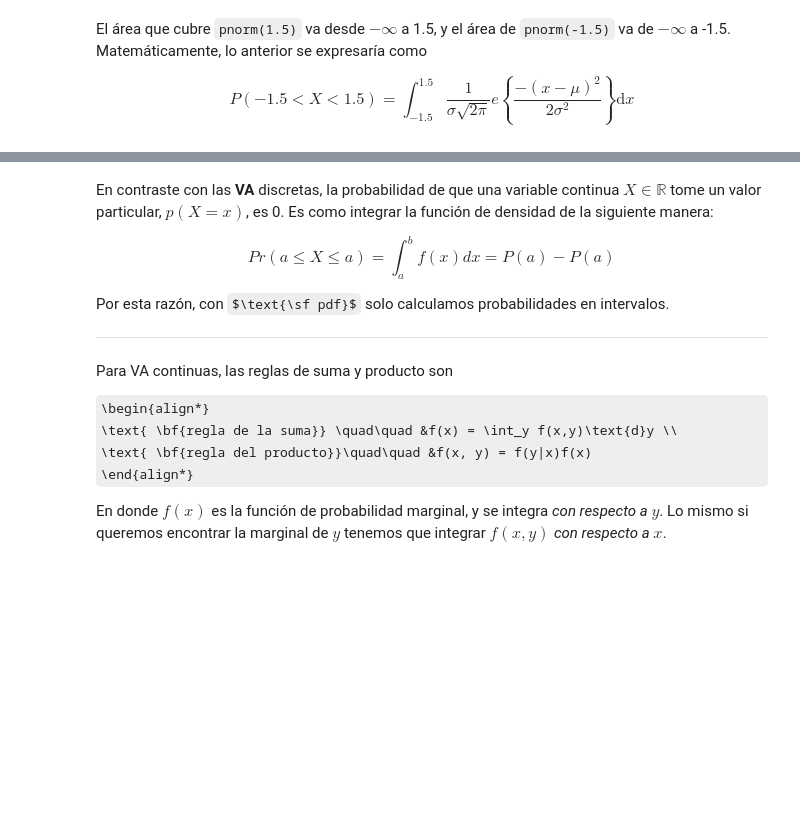
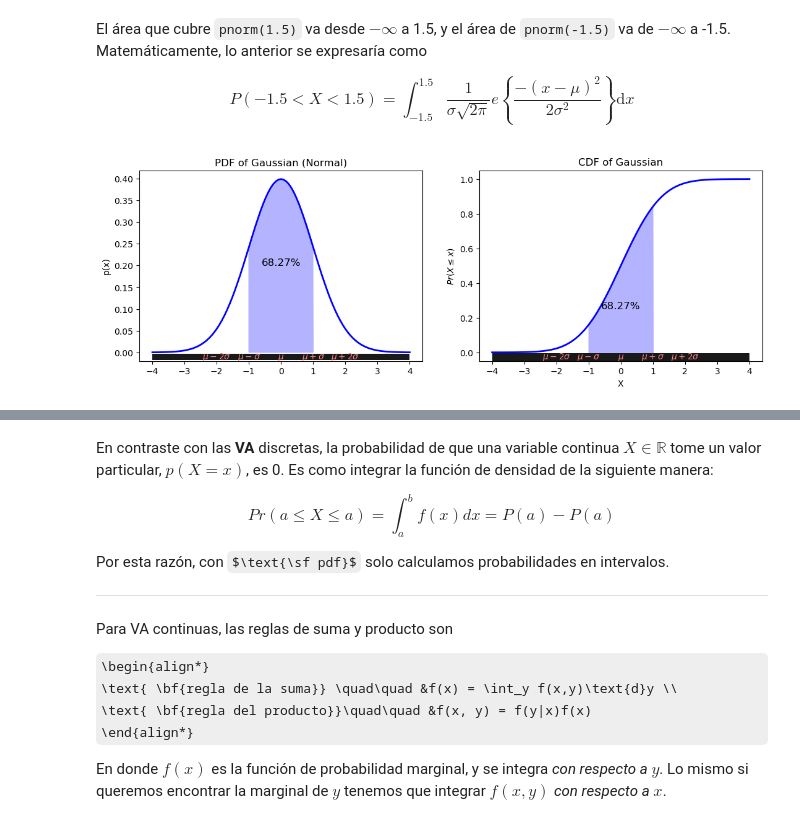
Before and after one commit to jealcalat/AEM-ITESO, a Jupyter notebook: tema_2/2.1_funciones_distribucion_densidad.ipynb, the cells around one changed output, grey strips where cells are left out. Drawn from its saved outputs; the diff is of its cells as text; code cells hidden in the pictures; some formulas as TeX source; blank space fills up the shorter version.

```diff
--- a/tema_2/2.1_funciones_distribucion_densidad.ipynb
+++ b/tema_2/2.1_funciones_distribucion_densidad.ipynb
@@ -580,3 +580,93 @@ El área que cubre `pnorm(1.5)` va desde $-\infty$ a 1.5, y el área de `pnorm(-
 $$
   P(-1.5 < X < 1.5) = \int_{-1.5}^{1.5}\frac{1}{\sigma \sqrt{2\pi}} e\left\{\frac{-(x-\mu)^2}{2\sigma^2}\right\}\text{d}x
 $$
+# %%
+import numpy as np
+import matplotlib.pyplot as plt
+from scipy.stats import norm
+from matplotlib.patches import Rectangle
+
+def plot_normal_distribution(mean=0, std_dev=1, lower_limit=-1, upper_limit=1):
+    # Setting up plot dimensions
+    fig, axes = plt.subplots(1, 2, figsize=(13, 4))
+
+    # PDF of Gaussian (Normal)
+    x = np.linspace(mean - 4*std_dev, mean + 4*std_dev, 101)
+    y = norm.pdf(x, mean, std_dev)
+
+    axes[0].plot(x, y, color='blue', linewidth=2)
+    axes[0].set_title('PDF of Gaussian (Normal)')
+    axes[0].set_ylabel('p(x)')
+
+    sx = np.concatenate([[lower_limit], np.arange(lower_limit, upper_limit, 0.01), [upper_limit]])
+    sy = np.concatenate([[0], norm.pdf(np.arange(lower_limit, upper_limit, 0.01), mean, std_dev), [0]])
+
+    axes[0].fill(sx, sy, color='#B3B3FF')
+    percentage = (norm.cdf(upper_limit, mean, std_dev) - norm.cdf(lower_limit, mean, std_dev)) * 100
+    axes[0].text((lower_limit + upper_limit) / 2, norm.pdf(mean, mean, std_dev) / 2, f"{percentage:.2f}%", fontsize=12, ha='center')
+    annotation_points = [mean, mean-std_dev, mean-2*std_dev, mean+std_dev, mean+2*std_dev]
+    annotation_labels = [r'$\mu$', r'$\mu-\sigma$', r'$\mu-2\sigma$', r'$\mu+\sigma$', r'$\mu+2\sigma$']
+
+    annotation_y_offset_points = -7  # The y-offset for the annotation in points
+    annotation_y_offset_data_coords = annotation_y_offset_points / axes[0].figure.bbox.height * (axes[0].get_ylim()[1] - axes[0].get_ylim()[0])
+    annotation_y_data_coords = y.min() + annotation_y_offset_data_coords
+
+    # Create a single gray rectangle at the y-coordinate of the annotation
+    rect_height = 0.013  # Height of the rectangle
+
+    rect = Rectangle((x.min(), annotation_y_data_coords - rect_height / 1.4),
+                    x.max() - x.min(), rect_height,
+                    linewidth=1, edgecolor='none',
+                    facecolor='black', alpha=0.9)
+    axes[0].add_patch(rect)
+
+    # Annotate points on top of the gray rectangle
+    for point, label in zip(annotation_points, annotation_labels):
+        axes[0].annotate(label, xy=(point, annotation_y_data_coords),
+                        xycoords='data',
+                        color='#FF8080',
+                        textcoords='offset points',
+                        xytext=(0, annotation_y_offset_points+3), ha='center')
+
+    # CDF of Gaussian
+    y_cdf = norm.cdf(x, mean, std_dev)
+    axes[1].plot(x, y_cdf, color='blue', linewidth=2)
+    axes[1].set_title('CDF of Gaussian')
+    axes[1].set_xlabel('X')
+    axes[1].set_ylabel(r"$Pr(X \leq x)$")
+
+    sy_cdf = np.concatenate([[0], norm.cdf(np.arange(lower_limit, upper_limit, 0.01), mean, std_dev), [0]])
+    axes[1].fill_between(sx, sy_cdf, color='#B3B3FF')
+    axes[1].text((lower_limit + upper_limit) / 2,
+                 (norm.cdf(lower_limit, mean, std_dev) + norm.cdf(upper_limit, mean, std_dev)) / 4,
+                 f"{percentage:.2f}%", fontsize=12, ha='center')
+    annotation_y_offset_data_coords = annotation_y_offset_points / axes[1].figure.bbox.height * (axes[1].get_ylim()[1] - axes[1].get_ylim()[0])
+    annotation_y_data_coords = y_cdf.min() + annotation_y_offset_data_coords
+
+    # Create a single gray rectangle at the y-coordinate of the annotation
+    rect_height = 0.05  # Height of the rectangle
+
+    rect = Rectangle((x.min(), annotation_y_data_coords - rect_height / 1.4),
+                    x.max() - x.min(), rect_height,
+                    linewidth=1, edgecolor='none',
+                    facecolor='black', alpha=0.9)
+    axes[1].add_patch(rect)
+
+    # Annotate points on top of the gray rectangle
+    for point, label in zip(annotation_points, annotation_labels):
+        axes[1].annotate(label, xy=(point, annotation_y_data_coords),
+                        xycoords='data',
+                        color='#FF8080',
+                        textcoords='offset points',
+                        xytext=(0, annotation_y_offset_points+3), ha='center')
+    plt.show()
+
+# Example usage
+mu = 0
+sigma = 1
+const = [1, 2, 3]
+
+for c in const:
+    plot_normal_distribution(mean=mu, std_dev=sigma, lower_limit=mu-c*sigma, upper_limit=mu+c*sigma)
+# %% [output]
+[figure, added]
```
Also changed, not shown: parts of 1 cell of this notebook.
